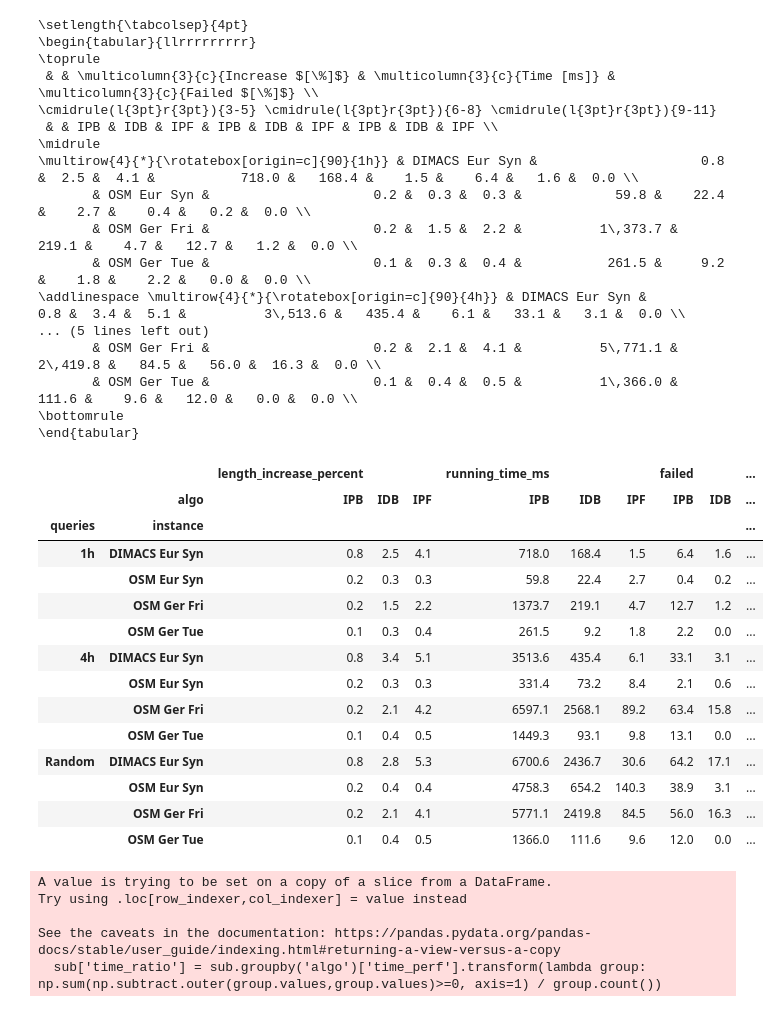
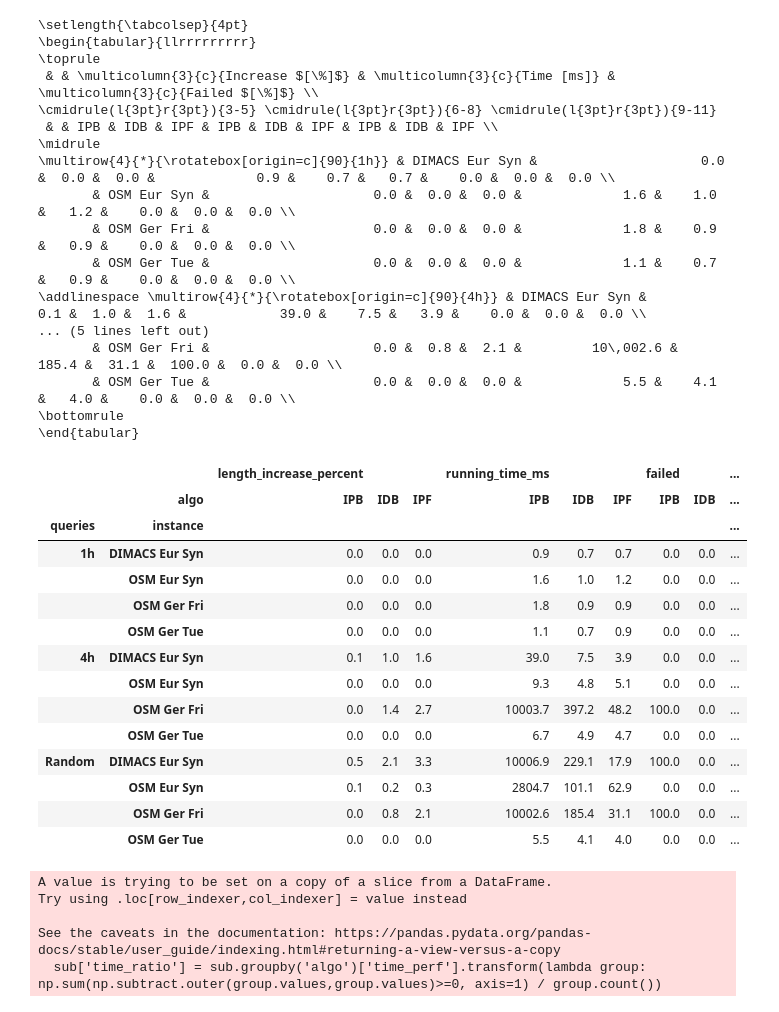
Before and after one commit to kit-algo/traffic_aware, a Jupyter notebook: eval/instances.ipynb, the cells around one changed output. Saved outputs shown, nothing was run; the diff lists cells and outputs as text; code cells hidden in the pictures.

```diff
--- a/eval/instances.ipynb
+++ b/eval/instances.ipynb
@@ -37,9 +37,9 @@ query_order = ['1h', '4h', 'Random']
 algo_order = ['IPB', 'IDB', 'IPF']
 # %%
 queries_sub = queries.query("~(graph == 'OSM Germany' & metric == 'fake_traffic') & epsilon == 0.2")
-table = queries_sub.query('~failed').groupby(['queries', 'instance', 'algo']).mean()[['length_increase_percent']].join( \
+table = queries_sub.query('~failed').groupby(['queries', 'instance', 'algo']).median()[['length_increase_percent']].join( \
     queries_sub.groupby(['queries', 'instance', 'algo']) \
-    .mean()[['running_time_ms', 'failed']]) \
+    .median()[['running_time_ms', 'failed']]) \
     .unstack()
 
 table['failed'] *= 100
@@ -54,52 +54,52 @@ table = table.reindex(columns=algo_order, level=1)
 # table = table.swaplevel(axis='columns').sort_index(axis='columns').reindex(columns=['length_increase_percent', 'num_iterations', 'num_forbidden_paths', 'running_time_ms', 'failed'], level=1)
 
 output = table.to_latex()
 output = output.replace('1h', R"\multirow{4}{*}{\rotatebox[origin=c]{90}{1h}}")
 output = output.replace('4h', R"\addlinespace \multirow{4}{*}{\rotatebox[origin=c]{90}{4h}}")
 output = output.replace('Random', R"\addlinespace \multirow{4}{*}{\rotatebox[origin=c]{90}{Random}}")
 lines = output.split("\n")
 lines = [R'\setlength{\tabcolsep}{4pt}'] + lines[:2] + [
     R" & & \multicolumn{3}{c}{Increase $[\%]$} & \multicolumn{3}{c}{Time [ms]} & \multicolumn{3}{c}{Failed $[\%]$} \\",
     R"\cmidrule(l{3pt}r{3pt}){3-5} \cmidrule(l{3pt}r{3pt}){6-8} \cmidrule(l{3pt}r{3pt}){9-11}",
     R" & & IPB & IDB & IPF & IPB & IDB & IPF & IPB & IDB & IPF \\"
 ] + lines[5:]
 output = add_latex_big_number_spaces("\n".join(lines) + "\n")
 
 print(output)
 table
 # %% [output]
 \setlength{\tabcolsep}{4pt}
 \begin{tabular}{llrrrrrrrrr}
 \toprule
  & & \multicolumn{3}{c}{Increase $[\%]$} & \multicolumn{3}{c}{Time [ms]} & \multicolumn{3}{c}{Failed $[\%]$} \\
 \cmidrule(l{3pt}r{3pt}){3-5} \cmidrule(l{3pt}r{3pt}){6-8} \cmidrule(l{3pt}r{3pt}){9-11}
  & & IPB & IDB & IPF & IPB & IDB & IPF & IPB & IDB & IPF \\
 \midrule
-\multirow{4}{*}{\rotatebox[origin=c]{90}{1h}} & DIMACS Eur Syn &                     0.8 &  2.5 &  4.1 &           718.0 &   168.4 &    1.5 &    6.4 &   1.6 &  0.0 \\
-       & OSM Eur Syn &                     0.2 &  0.3 &  0.3 &            59.8 &    22.4 &    2.7 &    0.4 &   0.2 &  0.0 \\
-       & OSM Ger Fri &                     0.2 &  1.5 &  2.2 &          1\,373.7 &   219.1 &    4.7 &   12.7 &   1.2 &  0.0 \\
-       & OSM Ger Tue &                     0.1 &  0.3 &  0.4 &           261.5 &     9.2 &    1.8 &    2.2 &   0.0 &  0.0 \\
-\addlinespace \multirow{4}{*}{\rotatebox[origin=c]{90}{4h}} & DIMACS Eur Syn &                     0.8 &  3.4 &  5.1 &          3\,513.6 &   435.4 &    6.1 &   33.1 &   3.1 &  0.0 \\
+\multirow{4}{*}{\rotatebox[origin=c]{90}{1h}} & DIMACS Eur Syn &                     0.0 &  0.0 &  0.0 &             0.9 &    0.7 &   0.7 &    0.0 &  0.0 &  0.0 \\
+       & OSM Eur Syn &                     0.0 &  0.0 &  0.0 &             1.6 &    1.0 &   1.2 &    0.0 &  0.0 &  0.0 \\
+       & OSM Ger Fri &                     0.0 &  0.0 &  0.0 &             1.8 &    0.9 &   0.9 &    0.0 &  0.0 &  0.0 \\
+       & OSM Ger Tue &                     0.0 &  0.0 &  0.0 &             1.1 &    0.7 &   0.9 &    0.0 &  0.0 &  0.0 \\
+\addlinespace \multirow{4}{*}{\rotatebox[origin=c]{90}{4h}} & DIMACS Eur Syn &                     0.1 &  1.0 &  1.6 &            39.0 &    7.5 &   3.9 &    0.0 &  0.0 &  0.0 \\
 ... (5 lines left out)
-       & OSM Ger Fri &                     0.2 &  2.1 &  4.1 &          5\,771.1 &  2\,419.8 &   84.5 &   56.0 &  16.3 &  0.0 \\
-       & OSM Ger Tue &                     0.1 &  0.4 &  0.5 &          1\,366.0 &   111.6 &    9.6 &   12.0 &   0.0 &  0.0 \\
+       & OSM Ger Fri &                     0.0 &  0.8 &  2.1 &         10\,002.6 &  185.4 &  31.1 &  100.0 &  0.0 &  0.0 \\
+       & OSM Ger Tue &                     0.0 &  0.0 &  0.0 &             5.5 &    4.1 &   4.0 &    0.0 &  0.0 &  0.0 \\
 \bottomrule
 \end{tabular}
 |  |  | length_increase_percent |  |  | running_time_ms |  |  | failed |  | ... |
 |  | algo | IPB | IDB | IPF | IPB | IDB | IPF | IPB | IDB | ... |
 | queries | instance |  |  |  |  |  |  |  |  | ... |
-| 1h | DIMACS Eur Syn | 0.8 | 2.5 | 4.1 | 718.0 | 168.4 | 1.5 | 6.4 | 1.6 | ... |
-|  | OSM Eur Syn | 0.2 | 0.3 | 0.3 | 59.8 | 22.4 | 2.7 | 0.4 | 0.2 | ... |
-|  | OSM Ger Fri | 0.2 | 1.5 | 2.2 | 1373.7 | 219.1 | 4.7 | 12.7 | 1.2 | ... |
-|  | OSM Ger Tue | 0.1 | 0.3 | 0.4 | 261.5 | 9.2 | 1.8 | 2.2 | 0.0 | ... |
-| 4h | DIMACS Eur Syn | 0.8 | 3.4 | 5.1 | 3513.6 | 435.4 | 6.1 | 33.1 | 3.1 | ... |
-|  | OSM Eur Syn | 0.2 | 0.3 | 0.3 | 331.4 | 73.2 | 8.4 | 2.1 | 0.6 | ... |
-|  | OSM Ger Fri | 0.2 | 2.1 | 4.2 | 6597.1 | 2568.1 | 89.2 | 63.4 | 15.8 | ... |
-|  | OSM Ger Tue | 0.1 | 0.4 | 0.5 | 1449.3 | 93.1 | 9.8 | 13.1 | 0.0 | ... |
-| Random | DIMACS Eur Syn | 0.8 | 2.8 | 5.3 | 6700.6 | 2436.7 | 30.6 | 64.2 | 17.1 | ... |
-|  | OSM Eur Syn | 0.2 | 0.4 | 0.4 | 4758.3 | 654.2 | 140.3 | 38.9 | 3.1 | ... |
-|  | OSM Ger Fri | 0.2 | 2.1 | 4.1 | 5771.1 | 2419.8 | 84.5 | 56.0 | 16.3 | ... |
-|  | OSM Ger Tue | 0.1 | 0.4 | 0.5 | 1366.0 | 111.6 | 9.6 | 12.0 | 0.0 | ... |
+| 1h | DIMACS Eur Syn | 0.0 | 0.0 | 0.0 | 0.9 | 0.7 | 0.7 | 0.0 | 0.0 | ... |
+|  | OSM Eur Syn | 0.0 | 0.0 | 0.0 | 1.6 | 1.0 | 1.2 | 0.0 | 0.0 | ... |
+|  | OSM Ger Fri | 0.0 | 0.0 | 0.0 | 1.8 | 0.9 | 0.9 | 0.0 | 0.0 | ... |
+|  | OSM Ger Tue | 0.0 | 0.0 | 0.0 | 1.1 | 0.7 | 0.9 | 0.0 | 0.0 | ... |
+| 4h | DIMACS Eur Syn | 0.1 | 1.0 | 1.6 | 39.0 | 7.5 | 3.9 | 0.0 | 0.0 | ... |
+|  | OSM Eur Syn | 0.0 | 0.0 | 0.0 | 9.3 | 4.8 | 5.1 | 0.0 | 0.0 | ... |
+|  | OSM Ger Fri | 0.0 | 1.4 | 2.7 | 10003.7 | 397.2 | 48.2 | 100.0 | 0.0 | ... |
+|  | OSM Ger Tue | 0.0 | 0.0 | 0.0 | 6.7 | 4.9 | 4.7 | 0.0 | 0.0 | ... |
+| Random | DIMACS Eur Syn | 0.5 | 2.1 | 3.3 | 10006.9 | 229.1 | 17.9 | 100.0 | 0.0 | ... |
+|  | OSM Eur Syn | 0.1 | 0.2 | 0.3 | 2804.7 | 101.1 | 62.9 | 0.0 | 0.0 | ... |
+|  | OSM Ger Fri | 0.0 | 0.8 | 2.1 | 10002.6 | 185.4 | 31.1 | 100.0 | 0.0 | ... |
+|  | OSM Ger Tue | 0.0 | 0.0 | 0.0 | 5.5 | 4.1 | 4.0 | 0.0 | 0.0 | ... |
 # %%
 per_query_grouper = ['queries', 'instance', 'epsilon', 'from', 'to']
 best_values = queries.query('~failed').groupby(per_query_grouper)[['running_time_ms', 'length_increase_percent']].min()
```
Also changed, not shown: parts of 4 cells of this notebook, 2 other files.
